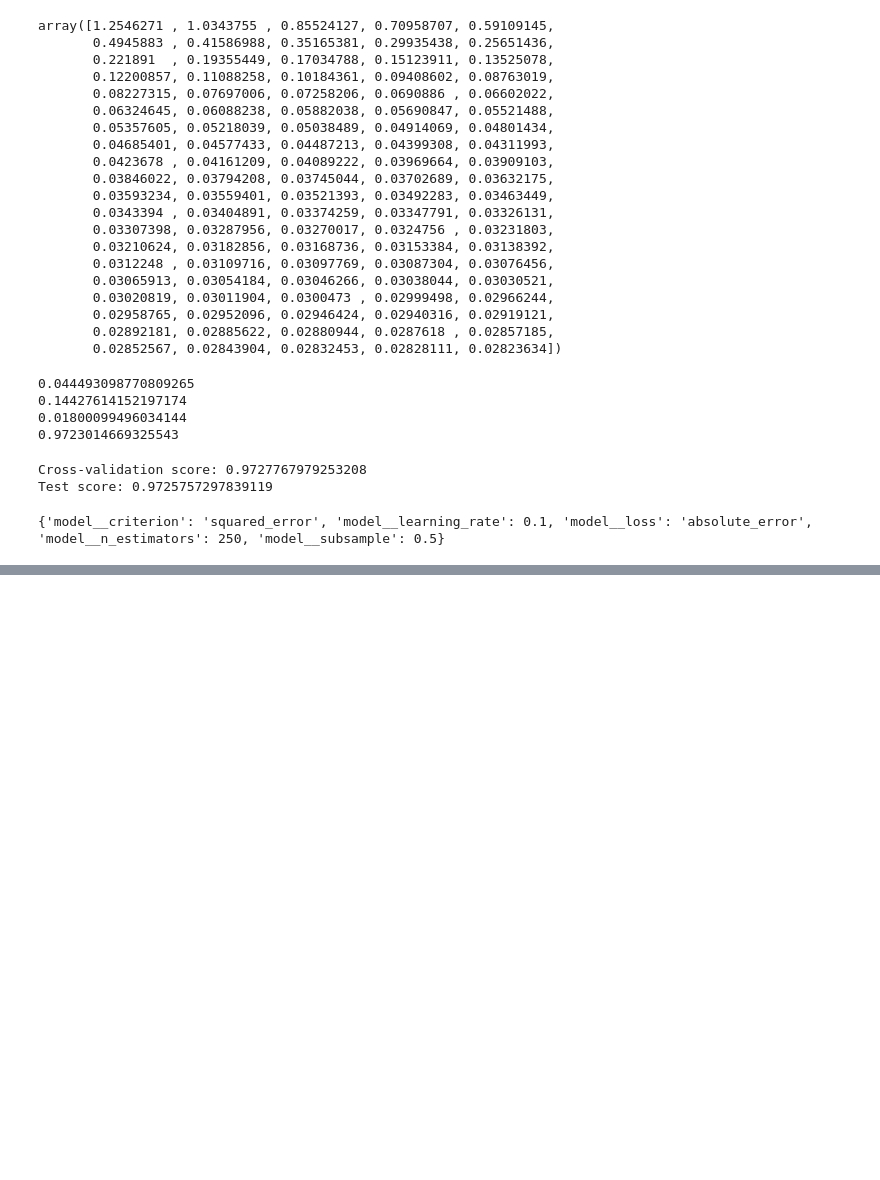
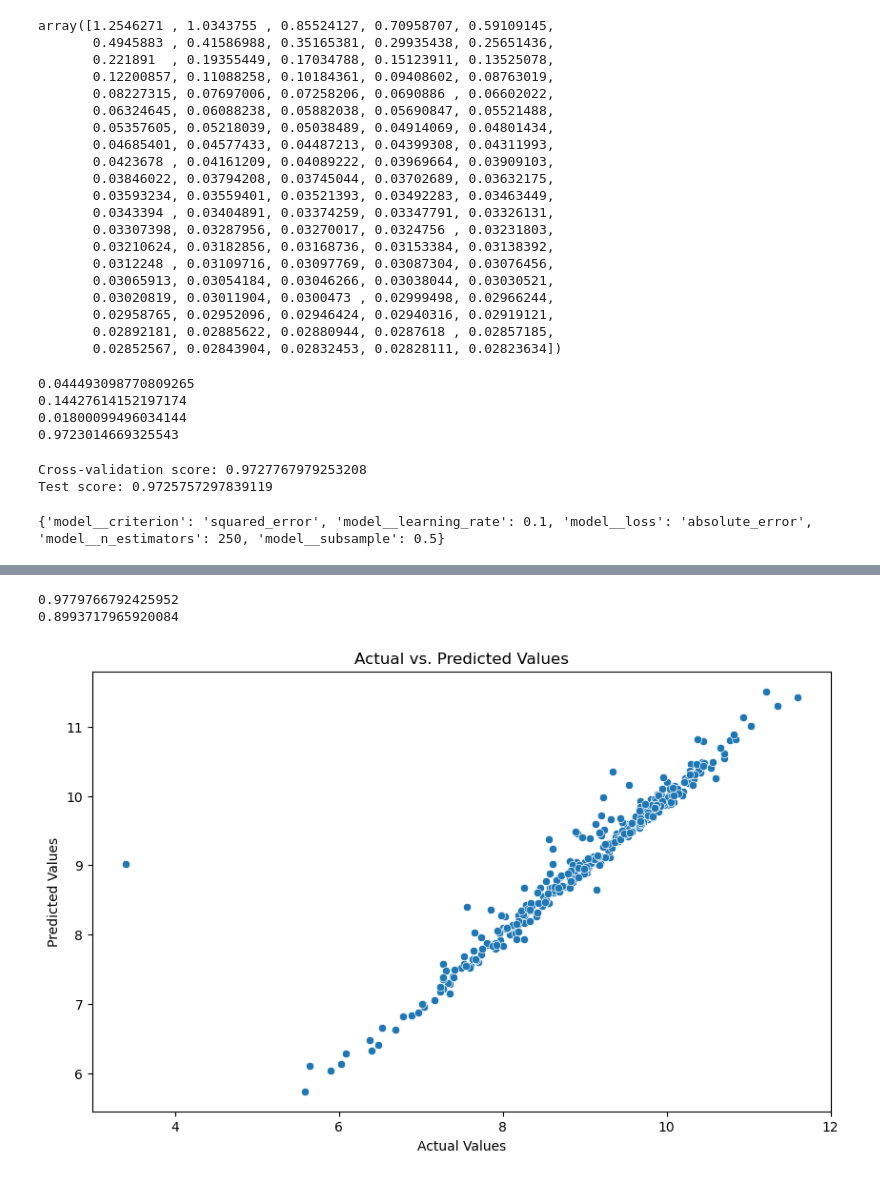
Before and after one commit to Lou-Hines/Covid_Wastewater_and_Schools, a Jupyter notebook: Wastewater_and_Schools.ipynb, the cells around one changed output, grey strips where cells are left out. Drawn from its saved outputs; the diff is of its cells as text; code cells hidden in the pictures; blank space fills up the shorter version.

Commit message:
committing model data for post-omi dataset

```diff
--- a/Wastewater_and_Schools.ipynb
+++ b/Wastewater_and_Schools.ipynb
@@ -2002,0 +2068,7 @@ get_scorer_names()
+# %%
+
+X_train ,X_test, y_train, y_test = train_test_split(X, y, test_size=0.20, random_state=42)
+# %%
+# log transform
+y_train = np.log(y_train)
+y_test = np.log(y_test)
@@ -2002,0 +2097,39 @@ get_scorer_names()
+# %%
+preprocessor = ColumnTransformer([
+    ('cat', cat_preprocessor, cat_cols),
+    ('num', numeric_preprocessor, num_cols),
+#     ('datetime', datetime_preprocessor, date_cols)  # Apply DateTransformer to datetime column
+])
+# %%
+grad_2 = GradientBoostingRegressor(criterion='squared_error', learning_rate=0.1, loss='absolute_error', n_estimators=250, subsample=0.5)
+grad_2_pipeline = Pipeline([
+    ('preprocessor', preprocessor),
+    ('model',  grad_2)
+])
+
+grad_2_pipeline.fit(X_train, y_train)
+
+y_pred = grad_2_pipeline.predict(X_test)
+
+train_score = grad_2_pipeline.score(X_train, y_train)
+print(train_score)
+
+test_score = r2_score(y_test, y_pred)
+print(test_score)
+# %% [output]
+0.9779766792425952
+0.8993717965920084
+# %%
+# Not horrible over all
+
+# Let's visualize!
+
+
+plt.figure(figsize=(10, 6))
+sns.scatterplot(x=y_test, y=y_pred)
+plt.xlabel('Actual Values')
+plt.ylabel('Predicted Values')
+plt.title('Actual vs. Predicted Values')
+plt.show()
+# %% [output]
+[figure, added]
```
Also changed, not shown: parts of 19 cells of this notebook.
